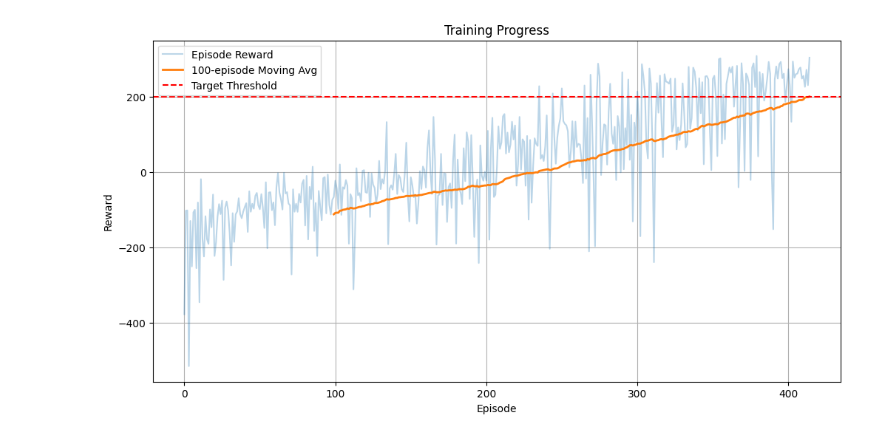
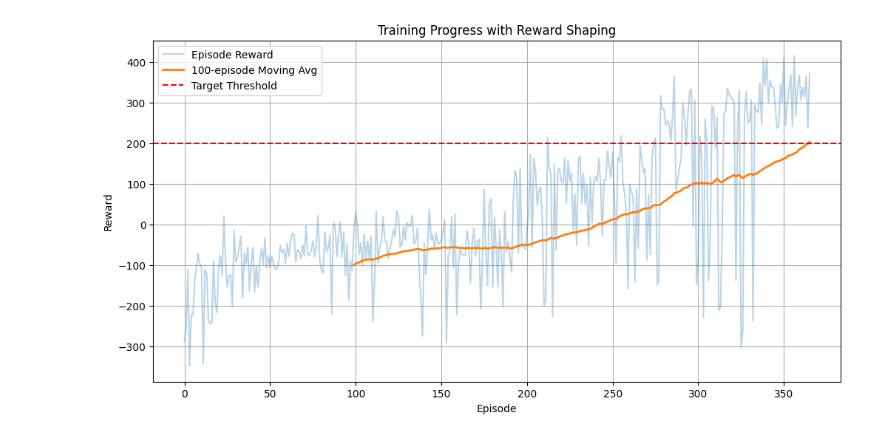
Before and after one commit to MarwaEmad165/lunar_lander, a Jupyter notebook: Tensorflow/DQN_Tensorflow.ipynb, the cells around one changed output. Saved outputs shown, nothing was run; the diff lists cells and outputs as text; code cells hidden in the pictures.

```diff
--- a/Tensorflow/DQN_Tensorflow.ipynb
+++ b/Tensorflow/DQN_Tensorflow.ipynb
@@ -105,13 +145,7 @@ epsilon = epsilon_start
 # %%
-# Training loop with early stopping
-# Training tracking
-episode_rewards = []
-moving_averages = []
-best_average = -np.inf
-
 for episode in range(max_episodes):
     state = env.reset()
-    state = np.append(state, 0).astype(np.float32)
+    state = np.append(state, 0).astype(np.float32)  # Add time fraction
     episode_reward = 0
 
     for step in range(max_steps):
@@ -123,10 +157,13 @@ for episode in range(max_episodes):
         # Execute action
         next_state, reward, done, _ = env.step(action)
         next_state = np.append(next_state, (step+1)/max_steps).astype(np.float32)
-        episode_reward += reward
 
-        # Store transition
-        replay_buffer.append((state, action, reward, next_state, done))
+        # Apply reward shaping
+        shaped_reward = improved_reward_shaping(state, action, reward, next_state, done)
+        episode_reward += shaped_reward
+
+        # Store transition with shaped reward
+        replay_buffer.append((state, action, shaped_reward, next_state, done))
         state = next_state
 
         # Train if enough samples
@@ -246,16 +283,16 @@ Episode 140: Reward=48.3, Epsilon=0.493, Avg100=-68.9
 # %%
-# training progress visualization
+# Plot training progress
 plt.figure(figsize=(12, 6))
 plt.plot(episode_rewards, label='Episode Reward', alpha=0.3)
 if len(moving_averages) > 0:
     plt.plot(range(window_size-1, window_size-1+len(moving_averages)),
              moving_averages, label=f'{window_size}-episode Moving Avg', linewidth=2)
 plt.axhline(y=early_stop_threshold, color='r', linestyle='--', label='Target Threshold')
 plt.xlabel('Episode')
 plt.ylabel('Reward')
-plt.title('Training Progress')
+plt.title('Training Progress with Reward Shaping')
 plt.legend()
 plt.grid()
 plt.show()
 # %% [output]
-[figure, old version]
+[figure, new version]
```
Also changed, not shown: parts of 15 cells of this notebook.
